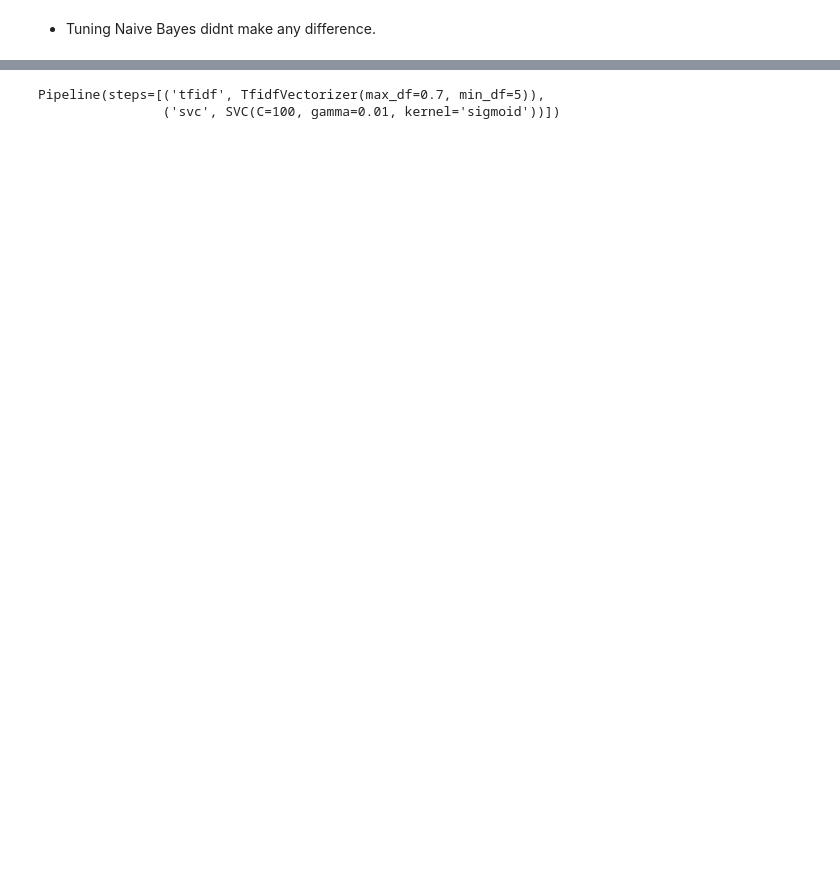
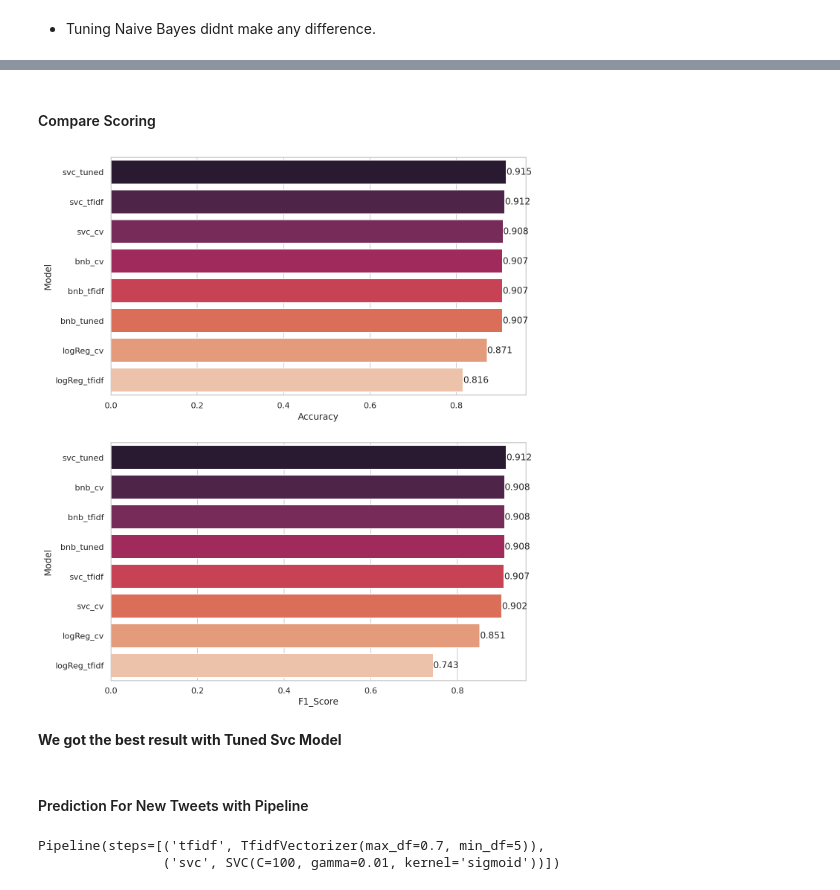
Before and after one commit to jadecebeci/Twitter-Sentiment-Analysis-on-Airlines, a Jupyter notebook: Preprocessing_and_Modeling.ipynb, the cells around one changed output, grey strips where cells are left out. Drawn from its saved outputs; the diff is of its cells as text; code cells hidden in the pictures; blank space fills up the shorter version.

```diff
--- a/Preprocessing_and_Modeling.ipynb
+++ b/Preprocessing_and_Modeling.ipynb
@@ -605,4 +616,8 @@ Accuracy on test data:     0.91
 - The accuracy on the training data is significantly higher than the accuracy on the test data (0.98 vs 0.91). It indicates that the overfitting issue has worsened compared to previous models.
 # %% [markdown]
 - **SVC_tfidf** (Support Vector Classifier)    model is slightly higher accuracy and F1 score compared to **Naive Bayes** model.
+# %%
+y_pred = svc_tfidf.predict(X_test)
+svc_tfidf_acc = accuracy_score( y_test, y_pred)
+svc_tfidf_f1_score = f1_score(y_test, y_pred, average='weighted')
 # %% [markdown]
@@ -613,4 +628,4 @@ y = df['airline_sentiment']
 
 tdidf = TfidfVectorizer(min_df=5, max_df=0.70)
 X_vec = tdidf.fit_transform(X)
-X_train, X_test, y_train, y_test = train_test_split(X_vec, y, random_state=42)
+X_train, X_test, y_train, y_test = train_test_split(X_vec, y, test_size = 0.2, random_state=42)
@@ -664,3 +682,7 @@ Accuracy on test data:     0.91
+# %%
+y_pred = svc_tuned.predict(X_test)
+svc_tuned_acc = accuracy_score( y_test, y_pred)
+svc_tuned_f1_score = f1_score(y_test, y_pred, average='weighted')
 # %% [markdown]
 **Tuning Naive Bayes**
 # %%
@@ -702,0 +723,4 @@ Accuracy on test data:     0.91
+# %%
+y_pred = bnb_tuned.predict(X_test)
+bnb_tuned_acc = accuracy_score( y_test, y_pred)
+bnb_tuned_f1_score = f1_score(y_test, y_pred, average='weighted')
@@ -703,3 +890,47 @@ Accuracy on test data:     0.91
+# %% [markdown]
+#### Compare Scoring
+# %%
+compare = pd.DataFrame({"Model": ["logReg_cv", "bnb_cv", "svc_cv",
+                                  "logReg_tfidf", "bnb_tfidf", "svc_tfidf",
+                                  "svc_tuned", "bnb_tuned"],
+
+                        "F1_Score": [logReg_cv_f1_score, bnb_cv_f1_score, svc_cv_f1_score,
+                                     logReg_tfidf_f1_score , bnb_tfidf_f1_score, svc_tfidf_f1_score,
+                                     svc_tuned_f1_score, bnb_tuned_f1_score],
+
+                        "Accuracy": [logReg_cv_acc, bnb_cv_acc, svc_cv_acc,
+                                     logReg_tfidf_acc , bnb_tfidf_acc, svc_tfidf_acc,
+                                     svc_tuned_acc, bnb_tuned_acc]})
+
+
+def labels(ax):
+
+    for p in ax.patches:
+        width = p.get_width()                        # get bar length
+        ax.text(width,                               # set the text at 1 unit right of the bar
+                p.get_y() + p.get_height() / 2,      # get Y coordinate + X coordinate / 2
+                '{:1.3f}'.format(width),             # set variable to display, 2 decimals
+                ha = 'left',                         # horizontal alignment
+                va = 'center')                       # vertical alignment
+
+plt.figure(figsize=(10,20))
+plt.subplot(311)
+compare = compare.sort_values(by="Accuracy", ascending=False)
+ax=sns.barplot(x="Accuracy", y="Model", data=compare, palette="rocket")
+labels(ax)
+
+plt.subplot(312)
+compare = compare.sort_values(by="F1_Score", ascending=False)
+ax=sns.barplot(x="F1_Score", y="Model", data=compare, palette="rocket")
+labels(ax)
+
+plt.show();
+# %% [output]
+[figure, added]
+# %% [markdown]
+**We got the best result with Tuned Svc Model**
+# %% [markdown]
+#### Prediction For New Tweets with Pipeline
 # %%
 pipe = Pipeline([('tfidf',TfidfVectorizer(min_df=5, max_df=0.70)),('svc',SVC(C= 100, gamma= 0.01, kernel= 'sigmoid'))])
 # %%
```
Also changed, not shown: parts of 101 cells of this notebook.
